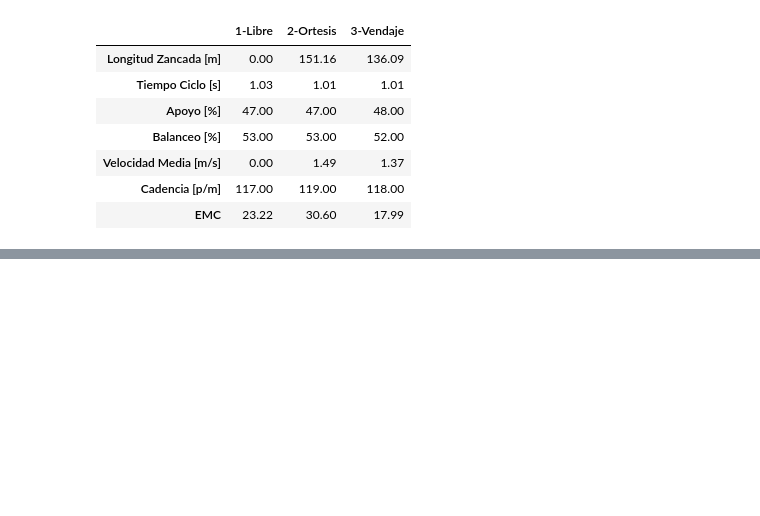
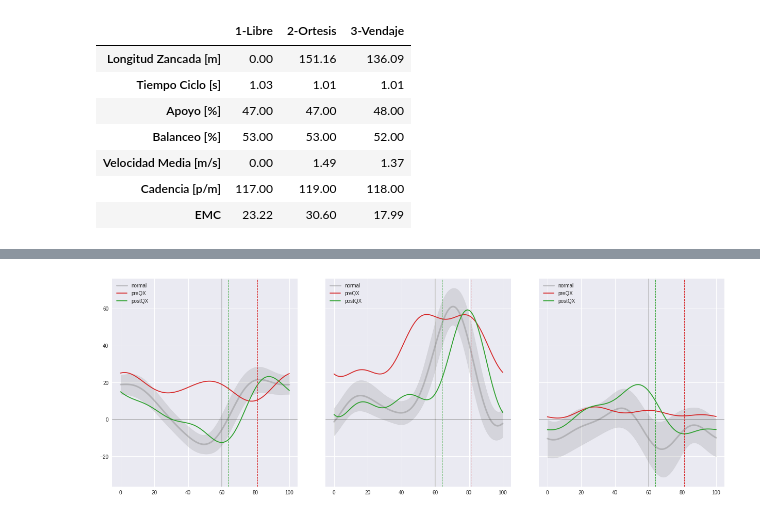
Before and after one commit to mramis/masmarcha, a Jupyter notebook: sample/Workbench.ipynb, the cells around one changed output, grey strips where cells are left out. Cells and saved outputs as stored; diff of their text form; code cells hidden in the pictures; blank space fills up the shorter version.

```diff
--- a/sample/Workbench.ipynb
+++ b/sample/Workbench.ipynb
@@ -577,6 +718,8 @@ for path in (path1, path2, path3):
     kinematics.append(Kinematic(path, fps, ref, trayectories))
 # %%
 Norm = pd.read_excel('normal.xlsx', index_col=(0, 1))
+# %%
+Matiak = pd.read_excel('matiak.xlsx', index_col=(0, 1))
 # %%
 rows = ('Longitud Zancada [m]',
         'Tiempo Ciclo [s]',
@@ -713,3 +856,87 @@ plt.savefig('rangos.png', dpi=300)
+# %%
+# Matiak
+%matplotlib inline
+use('seaborn')
+
+fig, (hipax, kneeax, ankleax) = plt.subplots(nrows=1, ncols=3, sharey=True)
+# fig.suptitle('Rangos Articulares', size=18)
+fig.set_figheight(7)
+fig.set_figwidth(18)
+fig.tight_layout(pad=4)
+C = {c:v for c, v, in zip('az na ve ro vi ma rs gr mz cy'.split(), plt.get_cmap('tab10').colors)}
+
+# Normal
+# cadera
+hmean = Norm.loc['cadera', 'mean']
+hsd = Norm.loc['cadera', 'sd']
+# hipax.set_title('Cadera')
+lnorm, = hipax.plot(hmean, color=C['gr'], alpha=.4, linewidth=3)
+hipax.fill_between(np.arange(hmean.size), hmean - hsd*2, hmean + hsd*2, color=C['gr'], alpha=.2)
+hipax.axvline(60, color=C['gr'], alpha=.4)
+hipax.axhline(0, 0, 100, linewidth=.7, color='k', alpha=.7)
+# hipax.set_xlabel('Ciclo [%]')
+# hipax.set_ylabel('Angulos [grados]')
+# rodilla
+kmean = Norm.loc['rodilla', 'mean']
+ksd = Norm.loc['rodilla', 'sd']
+# kneeax.set_title('Rodilla')
+kneeax.plot(kmean, color=C['gr'], alpha=.4, linewidth=3)
+kneeax.fill_between(np.arange(kmean.size), kmean - ksd*2, kmean + ksd*2, color=C['gr'], alpha=.2)
+kneeax.axvline(60, color=C['gr'], alpha=.4)
+kneeax.axhline(0, 0, 100, linewidth=.7, color='k', alpha=.7)
+# kneeax.set_xlabel('Ciclo [%]')
+# tobillo
+amean = Norm.loc['tobillo', 'mean']
+asd = Norm.loc['tobillo', 'sd']
+# ankleax.set_title('Tobillo')
+ankleax.plot(amean, color=C['gr'], alpha=.4, linewidth=3)
+ankleax.fill_between(np.arange(amean.size), amean - asd*2, amean + asd*2, color=C['gr'], alpha=.2)
+ankleax.axvline(60, color=C['gr'], alpha=.4)
+ankleax.axhline(0, 0, 100, linewidth=.7, color='k', alpha=.7)
+# ankleax.set_xlabel('Ciclo [%]')
+
+
+#Angulos
+#1
+lpre, = hipax.plot(Matiak.loc['cadera', 'PREQX'], color=C['ro'])
+kneeax.plot(Matiak.loc['rodilla', 'PREQX'], color=C['ro'])
+ankleax.plot(Matiak.loc['tobillo', 'PREQX'], color=C['ro'])
+#2
+lpost, = hipax.plot(Matiak.loc['cadera', 'POSTQX'], color=C['ve'])
+kneeax.plot(Matiak.loc['rodilla', 'POSTQX'], color=C['ve'])
+ankleax.plot(Matiak.loc['tobillo', 'POSTQX'], color=C['ve'])
+
+# Fases
+#1
+hipax.axvline(81.0, linestyle='--', linewidth=1, color=C['ro'])
+kneeax.axvline(81.0, linestyle='--', linewidth=1, color=C['ro'])
+ankleax.axvline(81.0, linestyle='--', linewidth=1, color=C['ro'])
+#2
+hipax.axvline(64.0, linestyle='--', linewidth=1, color=C['ve'])
+kneeax.axvline(64.0, linestyle='--', linewidth=1, color=C['ve'])
+ankleax.axvline(64.0, linestyle='--', linewidth=1, color=C['ve'])
+
+
+#legends
+hipax.legend(
+    [lnorm, lpre, lpost],
+    ['normal', 'preQX', 'postQX'],
+    loc=2
+)
+kneeax.legend(
+    [lnorm, lpre, lpost],
+    ['normal', 'preQX', 'postQX'],
+    loc=2
+)
+ankleax.legend(
+    [lnorm, lpre, lpost],
+    ['normal', 'preQX', 'postQX'],
+    loc=2
+)
+
+plt.savefig('matiak-rangos.png', dpi=500)
+# %% [output]
+[figure, added]
 # %%
 # t = trayectories[1]
 # (s, __), (__, e) = t._cycles[0]
```
Also changed, not shown: parts of 5 cells of this notebook.
